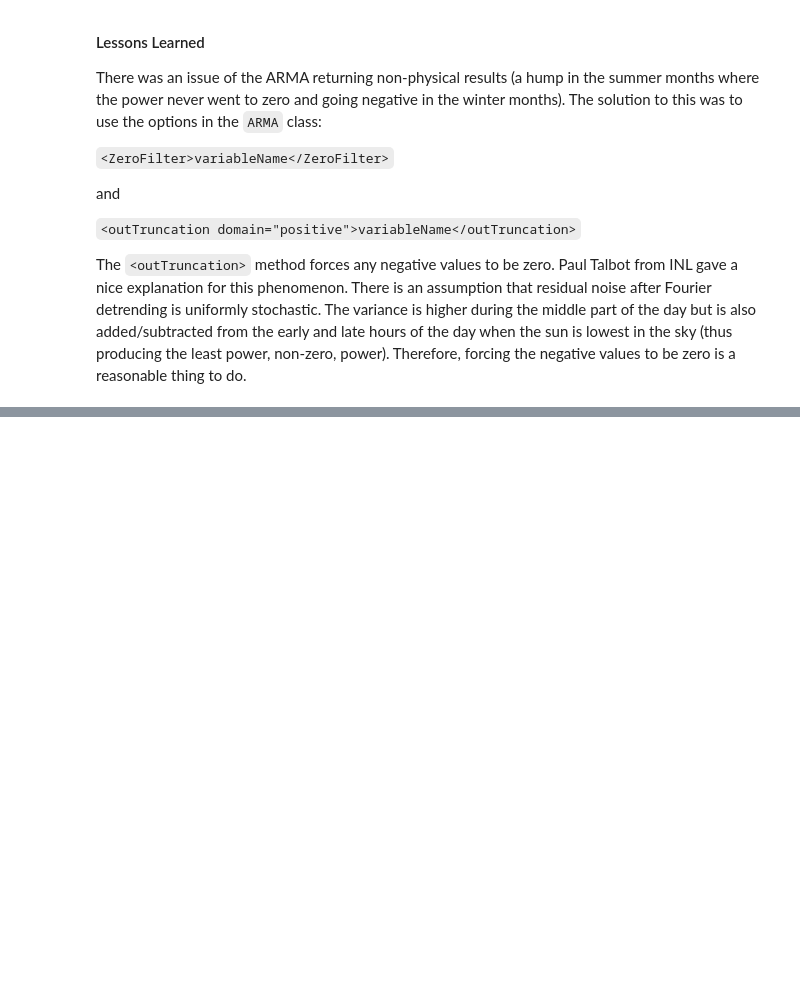
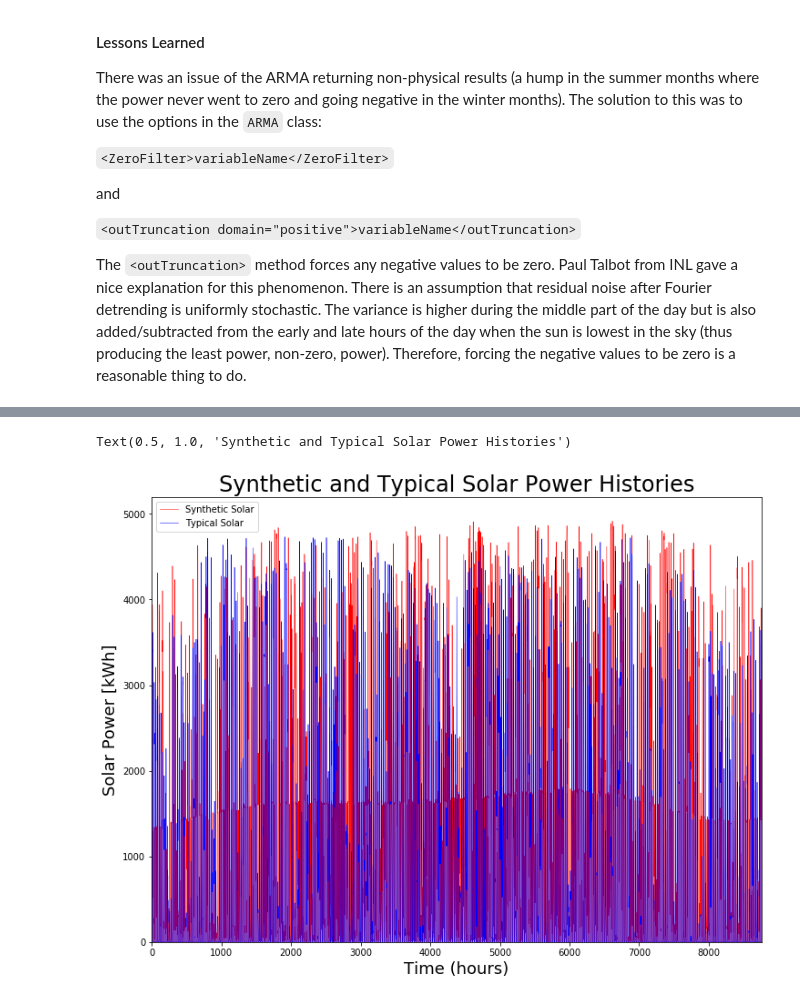
Before and after one commit to arfc/pride, a Jupyter notebook: data_processing/solar_power.ipynb, the cells around one changed output, grey strips where cells are left out. Drawn from its saved outputs; the diff is of its cells as text; code cells hidden in the pictures; blank space fills up the shorter version.

Commit message:
final version of solar power notebook

```diff
--- a/data_processing/solar_power.ipynb
+++ b/data_processing/solar_power.ipynb
@@ -463,11 +461,16 @@ FileNotFoundError: [Errno 2] File b'../../data/solarHistories_2.csv' does not ex
 # %%
 # plot synthetic history
 fig,ax = plt.subplots(1,1,figsize=(12,9), edgecolor='k', facecolor='w')
 ax.plot(synthetic_history['time'], synthetic_history['power_data'],
          color='r',lw = 0.5, label='Synthetic Solar')
 ax.plot(typical_solar['time'], typical_solar['power_data'],
          color='b', lw=0.5, label='Typical Solar')
 ax.set_ylabel("Solar Power [kWh]", fontsize=18)
 ax.set_xlabel("Time (hours)", fontsize=18)
+ax.set_ylim(0,5200)
+ax.set_xlim(0,8760)
 ax.legend()
 ax.set_title("Synthetic and Typical Solar Power Histories", fontsize=24)
+# %% [output]
+Text(0.5, 1.0, 'Synthetic and Typical Solar Power Histories')
+[figure, added]
```
Also changed, not shown: parts of 8 cells of this notebook.
